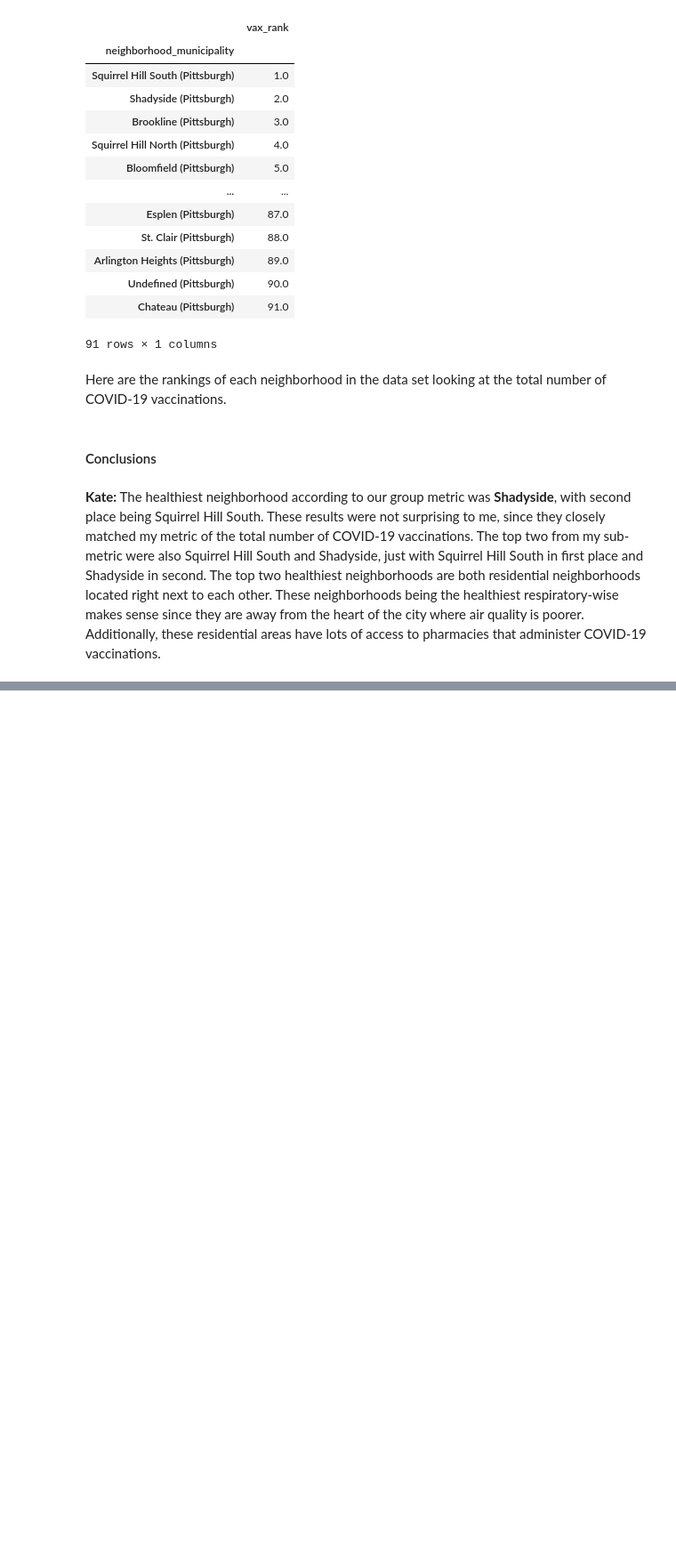
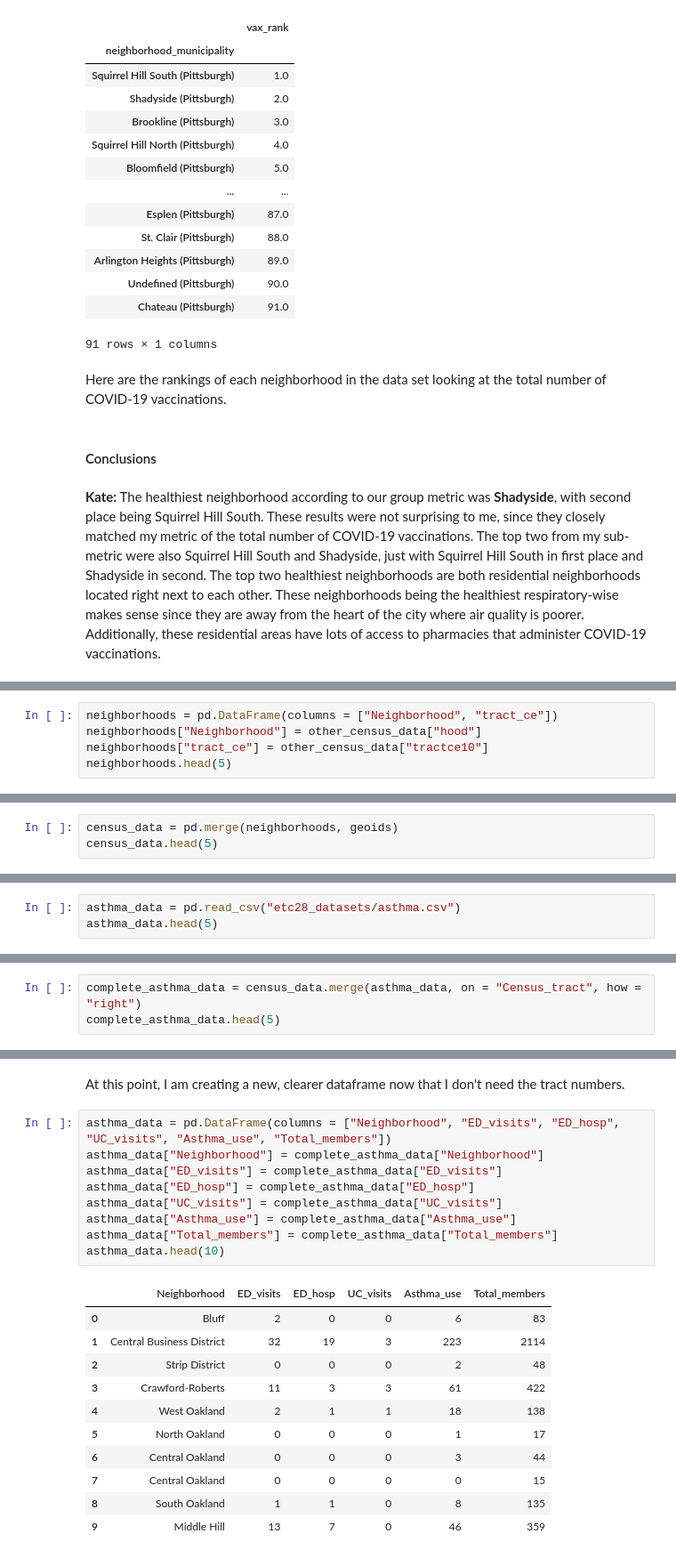
Before and after one commit to etc28/FinalProject5, a Jupyter notebook: Final5-Project-Notebook.ipynb, the cells around one changed output, grey strips where cells are left out. Shown at 89% size. Drawn from its saved outputs; the diff is of its cells as text; blank space fills up the shorter version.

```diff
--- a/Final5-Project-Notebook.ipynb
+++ b/Final5-Project-Notebook.ipynb
@@ -249,0 +311,5 @@ Here are the rankings of each neighborhood in the data set looking at the total
+# %%
+neighborhoods = pd.DataFrame(columns = ["Neighborhood", "tract_ce"])
+neighborhoods["Neighborhood"] = other_census_data["hood"]
+neighborhoods["tract_ce"] = other_census_data["tractce10"]
+neighborhoods.head(5)
@@ -249,0 +325,3 @@ Here are the rankings of each neighborhood in the data set looking at the total
+# %%
+census_data = pd.merge(neighborhoods, geoids)
+census_data.head(5)
@@ -249,0 +337,3 @@ Here are the rankings of each neighborhood in the data set looking at the total
+# %%
+asthma_data = pd.read_csv("etc28_datasets/asthma.csv")
+asthma_data.head(5)
@@ -249,0 +349,3 @@ Here are the rankings of each neighborhood in the data set looking at the total
+# %%
+complete_asthma_data = census_data.merge(asthma_data, on = "Census_tract", how = "right")
+complete_asthma_data.head(5)
@@ -249,0 +359,23 @@ Here are the rankings of each neighborhood in the data set looking at the total
+# %% [markdown]
+At this point, I am creating a new, clearer dataframe now that I don't need the tract numbers.
+# %%
+asthma_data = pd.DataFrame(columns = ["Neighborhood", "ED_visits", "ED_hosp", "UC_visits", "Asthma_use", "Total_members"])
+asthma_data["Neighborhood"] = complete_asthma_data["Neighborhood"]
+asthma_data["ED_visits"] = complete_asthma_data["ED_visits"]
+asthma_data["ED_hosp"] = complete_asthma_data["ED_hosp"]
+asthma_data["UC_visits"] = complete_asthma_data["UC_visits"]
+asthma_data["Asthma_use"] = complete_asthma_data["Asthma_use"]
+asthma_data["Total_members"] = complete_asthma_data["Total_members"]
+asthma_data.head(10)
+# %% [output]
+|  | Neighborhood | ED_visits | ED_hosp | UC_visits | Asthma_use | Total_members |
+| 0 | Bluff | 2 | 0 | 0 | 6 | 83 |
+| 1 | Central Business District | 32 | 19 | 3 | 223 | 2114 |
+| 2 | Strip District | 0 | 0 | 0 | 2 | 48 |
+| 3 | Crawford-Roberts | 11 | 3 | 3 | 61 | 422 |
+| 4 | West Oakland | 2 | 1 | 1 | 18 | 138 |
+| 5 | North Oakland | 0 | 0 | 0 | 1 | 17 |
+| 6 | Central Oakland | 0 | 0 | 0 | 3 | 44 |
+| 7 | Central Oakland | 0 | 0 | 0 | 0 | 15 |
+| 8 | South Oakland | 1 | 1 | 0 | 8 | 135 |
+| 9 | Middle Hill | 13 | 7 | 0 | 46 | 359 |
```
Also changed, not shown: parts of 32 cells of this notebook, 1 other file.
